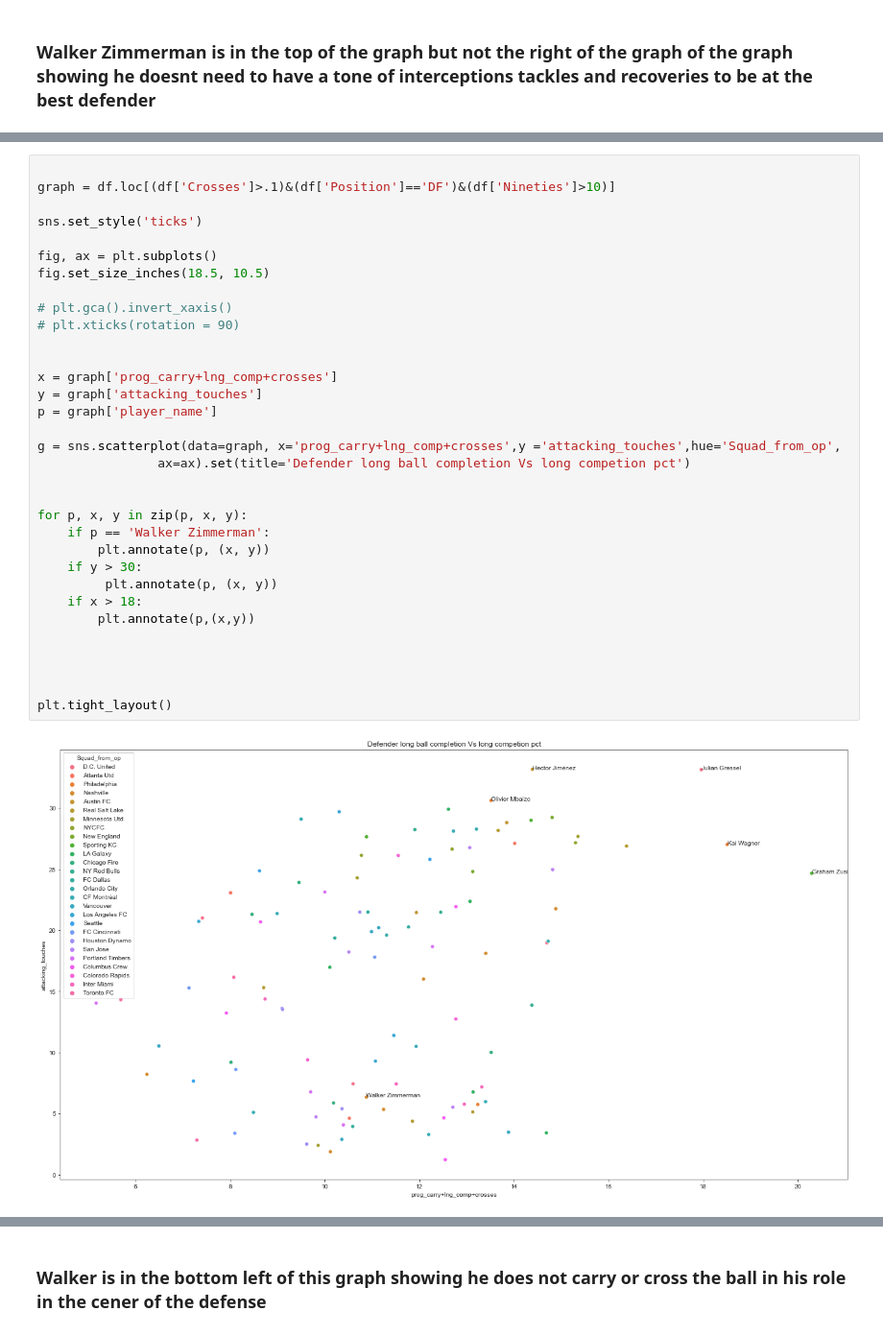
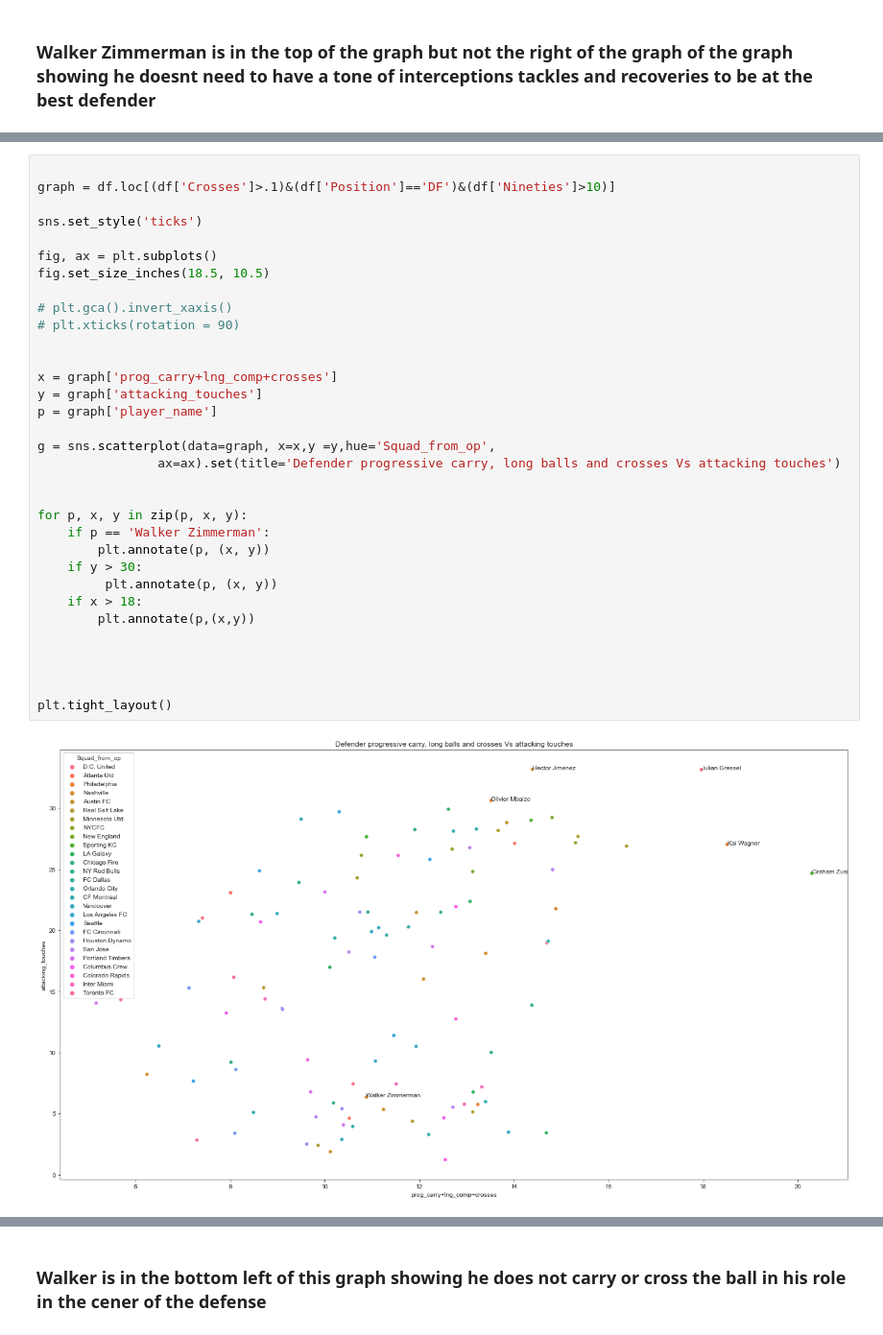
Before and after one commit to misterrustia/MLS_clustering_Captsone, a Jupyter notebook: 2_Exploratory_Data_analysis/Player_exploratory_data_analysis.ipynb, the cells around one changed output, grey strips where cells are left out. Shown at 96% size. Drawn from its saved outputs; the diff is of its cells as text.

```diff
--- a/2_Exploratory_Data_analysis/Player_exploratory_data_analysis.ipynb
+++ b/2_Exploratory_Data_analysis/Player_exploratory_data_analysis.ipynb
@@ -274,33 +348,33 @@ for p, x, y in zip(p, x, y):
 graph = df.loc[(df['Crosses']>.1)&(df['Position']=='DF')&(df['Nineties']>10)]
 
 sns.set_style('ticks')
 
 fig, ax = plt.subplots()
 fig.set_size_inches(18.5, 10.5)
 
 # plt.gca().invert_xaxis()
 # plt.xticks(rotation = 90)
 
 
 x = graph['prog_carry+lng_comp+crosses']
 y = graph['attacking_touches']
 p = graph['player_name']
 
-g = sns.scatterplot(data=graph, x='prog_carry+lng_comp+crosses',y ='attacking_touches',hue='Squad_from_op',
-                ax=ax).set(title='Defender long ball completion Vs long competion pct')
+g = sns.scatterplot(data=graph, x=x,y =y,hue='Squad_from_op',
+                ax=ax).set(title='Defender progressive carry, long balls and crosses Vs attacking touches')
 
 
 for p, x, y in zip(p, x, y):
     if p == 'Walker Zimmerman':
         plt.annotate(p, (x, y))
     if y > 30:
          plt.annotate(p, (x, y))
     if x > 18:
         plt.annotate(p,(x,y))
 
 
 
 
 plt.tight_layout()
 # %% [output]
-[figure, old version]
+[figure, new version]
```
Also changed, not shown: parts of 31 cells of this notebook, 1 other file.
